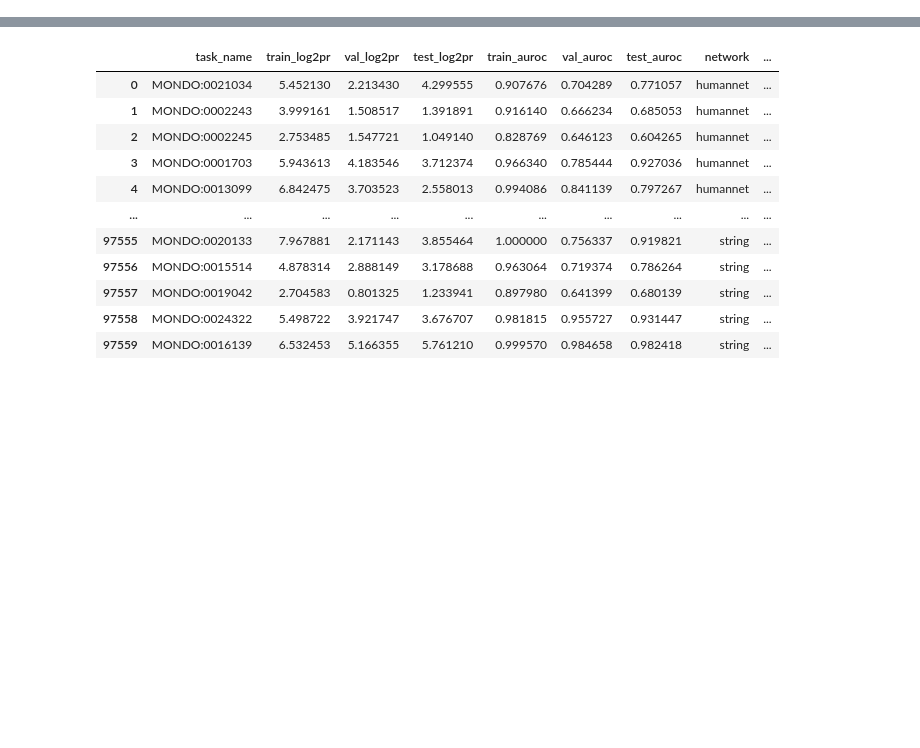
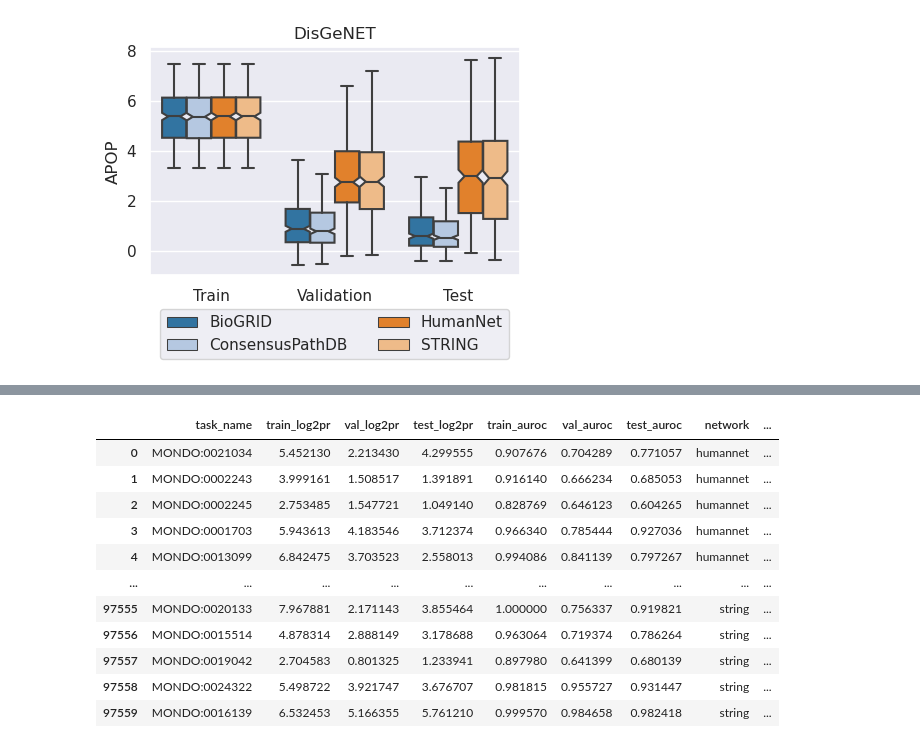
Before and after one commit to krishnanlab/obnbench, a Jupyter notebook: experiments/embeddings/analysis.ipynb, the cells around one changed output, grey strips where cells are left out. Drawn from its saved outputs; the diff is of its cells as text; code cells hidden in the pictures; blank space fills up the shorter version.

```diff
--- a/experiments/embeddings/analysis.ipynb
+++ b/experiments/embeddings/analysis.ipynb
@@ -7,3 +7,6 @@ import pandas as pd
 import seaborn as sns
 
 sns.set()
+# %%
+df = pd.read_csv("../../aggregated_results/main_results_2023-03-13.csv")
+df
@@ -9,0 +191,45 @@ sns.set()
+# %%
+# ---------------------
+selected_method = "ADJ-LogReg"
+selected_label = "DisGeNET"
+selected_metric = "log2pr"
+# ---------------------
+
+tmp_df = (
+    df
+    .query("method == @selected_method & label == @selected_label")
+    .groupby(["task_name", "network", "method"])
+    .mean(numeric_only=True)[[
+        f"train_{selected_metric}",
+        f"val_{selected_metric}",
+        f"test_{selected_metric}",
+    ]]
+    .rename(columns={
+        f"train_{selected_metric}": "Train",
+        f"val_{selected_metric}": "Validation",
+        f"test_{selected_metric}": "Test",
+    })
+    .melt(ignore_index=False)
+    .reset_index()
+)
+# print(tmp_df)
+
+plt.figure(figsize=(4.5, 4))
+sns.boxplot(
+    tmp_df,
+    hue="network",
+    y="value",
+    x="variable",
+    notch=True,
+    showfliers=False,
+    palette="tab20",
+)
+plt.xlabel("")
+plt.ylabel("APOP")
+plt.title(selected_label)
+plt.legend(loc="lower center", ncols=2, bbox_to_anchor=(0.5, -0.4))
+plt.tight_layout()
+# plt.savefig("tmp.png", dpi=300, bbox_inches="tight")
+plt.show()
+# %% [output]
+[figure, added]
```
Also changed, not shown: parts of 20 cells of this notebook.
